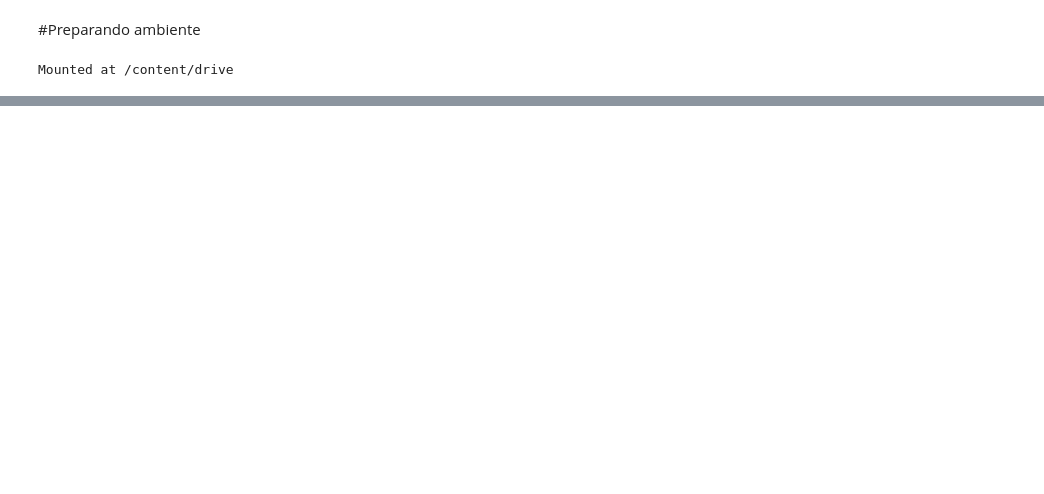
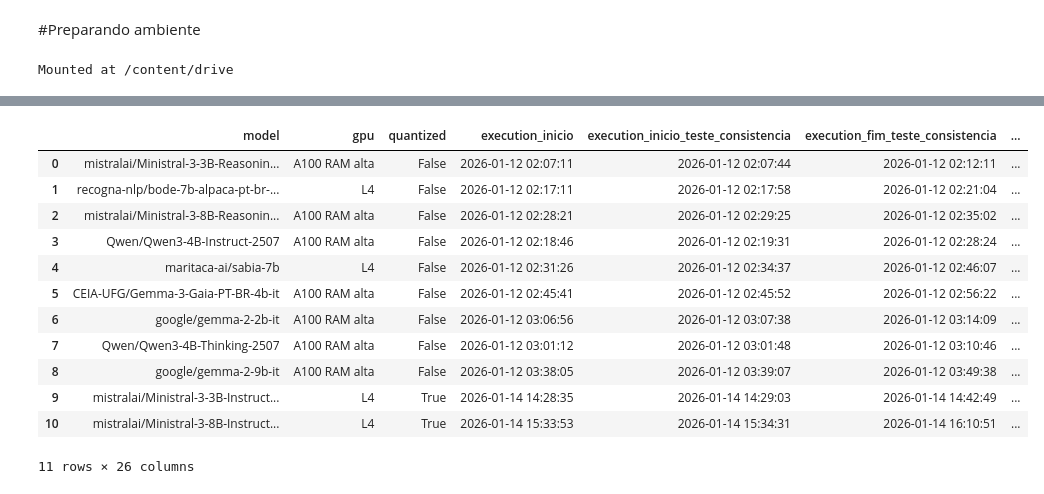
Before and after one commit to mancinigabriel/tcc-pece-assin2-llm-challenges, a Jupyter notebook: notebooks/analise_dados.ipynb, the cells around one changed output, grey strips where cells are left out. Cells and saved outputs as stored; diff of their text form; code cells hidden in the pictures; blank space fills up the shorter version.

```diff
--- a/notebooks/analise_dados.ipynb
+++ b/notebooks/analise_dados.ipynb
@@ -222,0 +58,3 @@ utils.export_log(log, model_name)
+# %%
+df_logs = pd.DataFrame([log['log'] for log in all_logs])
+print(df_logs.head())
@@ -222,0 +97,16 @@ utils.export_log(log, model_name)
+# %%
+df_logs.head(30)
+# %% [output]
+|  | model | gpu | quantized | execution_inicio | execution_inicio_teste_consistencia | execution_fim_teste_consistencia | ... |
+| 0 | mistralai/Ministral-3-3B-Reasonin... | A100 RAM alta | False | 2026-01-12 02:07:11 | 2026-01-12 02:07:44 | 2026-01-12 02:12:11 | ... |
+| 1 | recogna-nlp/bode-7b-alpaca-pt-br-... | L4 | False | 2026-01-12 02:17:11 | 2026-01-12 02:17:58 | 2026-01-12 02:21:04 | ... |
+| 2 | mistralai/Ministral-3-8B-Reasonin... | A100 RAM alta | False | 2026-01-12 02:28:21 | 2026-01-12 02:29:25 | 2026-01-12 02:35:02 | ... |
+| 3 | Qwen/Qwen3-4B-Instruct-2507 | A100 RAM alta | False | 2026-01-12 02:18:46 | 2026-01-12 02:19:31 | 2026-01-12 02:28:24 | ... |
+| 4 | maritaca-ai/sabia-7b | L4 | False | 2026-01-12 02:31:26 | 2026-01-12 02:34:37 | 2026-01-12 02:46:07 | ... |
+| 5 | CEIA-UFG/Gemma-3-Gaia-PT-BR-4b-it | A100 RAM alta | False | 2026-01-12 02:45:41 | 2026-01-12 02:45:52 | 2026-01-12 02:56:22 | ... |
+| 6 | google/gemma-2-2b-it | A100 RAM alta | False | 2026-01-12 03:06:56 | 2026-01-12 03:07:38 | 2026-01-12 03:14:09 | ... |
+| 7 | Qwen/Qwen3-4B-Thinking-2507 | A100 RAM alta | False | 2026-01-12 03:01:12 | 2026-01-12 03:01:48 | 2026-01-12 03:10:46 | ... |
+| 8 | google/gemma-2-9b-it | A100 RAM alta | False | 2026-01-12 03:38:05 | 2026-01-12 03:39:07 | 2026-01-12 03:49:38 | ... |
+| 9 | mistralai/Ministral-3-3B-Instruct... | L4 | True | 2026-01-14 14:28:35 | 2026-01-14 14:29:03 | 2026-01-14 14:42:49 | ... |
+| 10 | mistralai/Ministral-3-8B-Instruct... | L4 | True | 2026-01-14 15:33:53 | 2026-01-14 15:34:31 | 2026-01-14 16:10:51 | ... |
+11 rows × 26 columns
```
Also changed, not shown: parts of 17 cells of this notebook.
